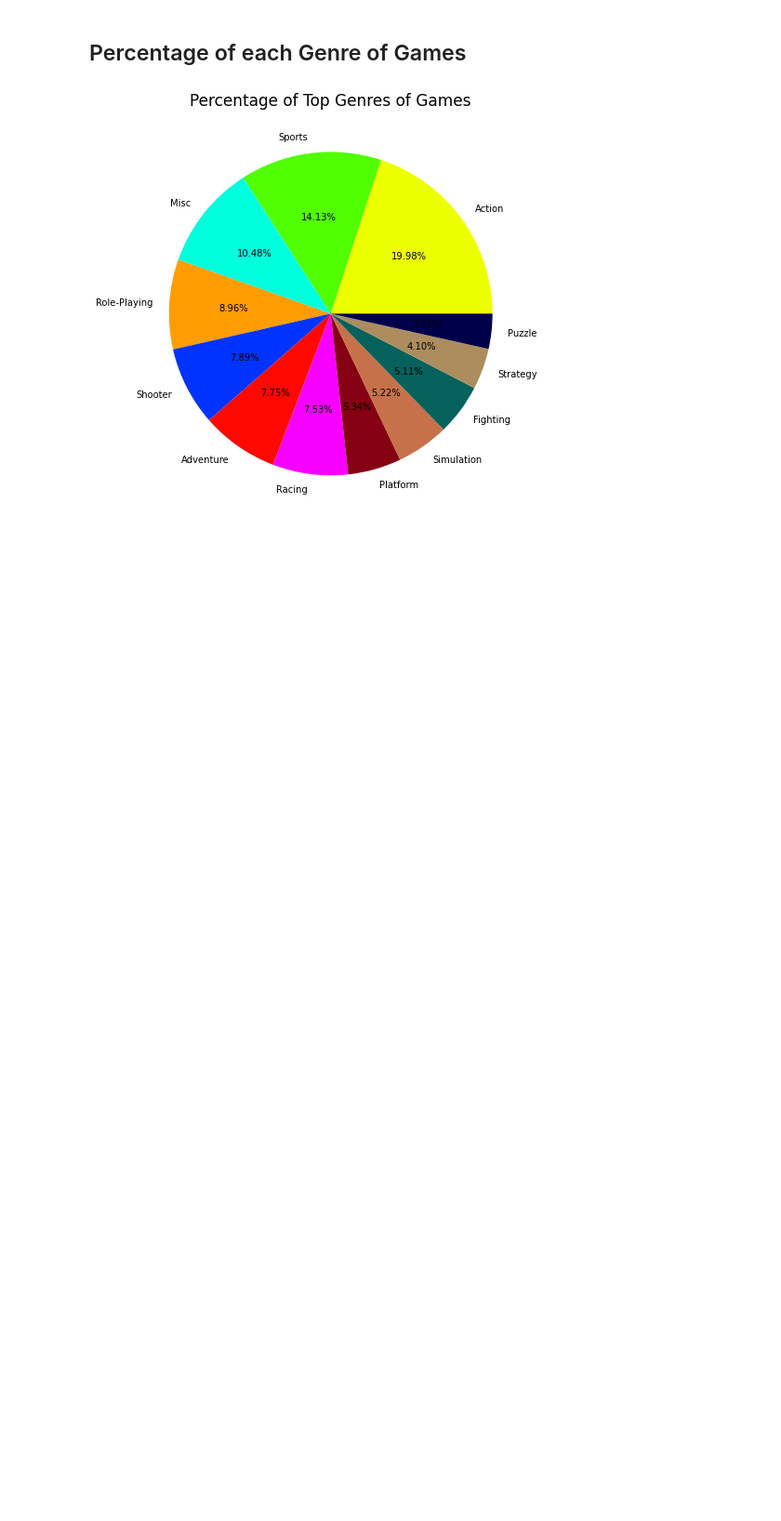
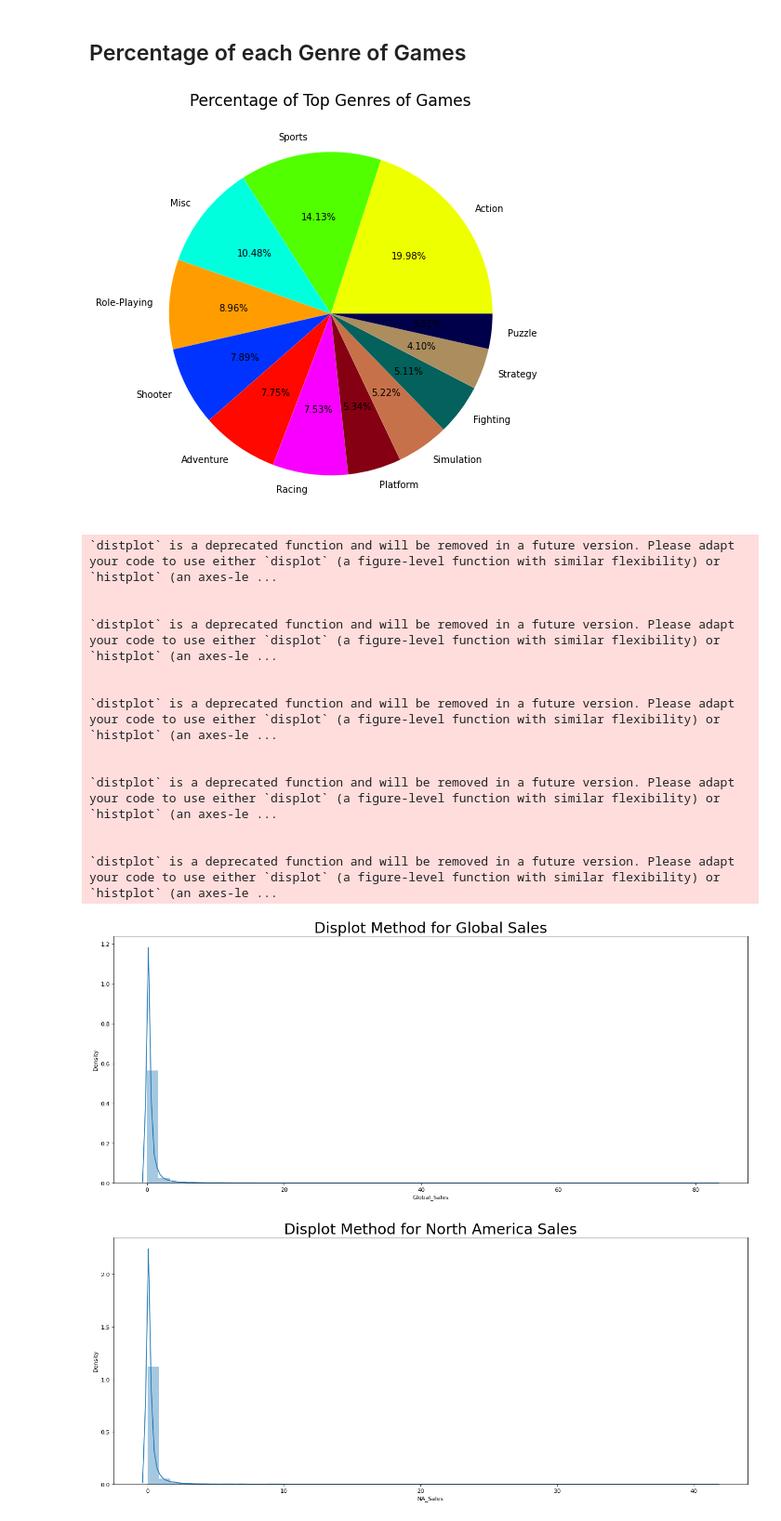
Before and after one commit to Milind-cod3-base/EDA_VideoGames, a Jupyter notebook: games_eda.ipynb, the cells around one changed output. Shown at 93% size. Cells and saved outputs as stored; diff of their text form; code cells hidden in the pictures; blank space fills up the shorter version.

Commit message:
Distribution plot plotted

```diff
--- a/games_eda.ipynb
+++ b/games_eda.ipynb
@@ -310,3 +310,37 @@ plt.savefig("Top Genres Chart",dpi = 200)
 plt.show()
 # %% [output]
 [figure]
+# %%
+#Histogram and KDE can be combined using distplot
+
+#Displot Method
+
+df_name = ['Global','North America', 'Europe', 'OTHER', 'Japan']
+j = 0
+df_lst = [vgame_df.Global_Sales,
+          vgame_df.NA_Sales,
+          vgame_df.EU_Sales,
+          vgame_df.Other_Sales,
+          vgame_df.JP_Sales]
+
+for i in df_lst:
+    plt.figure(figsize=(20,8), dpi= 80)
+    sns.distplot(i)
+    plt.title('Displot Method for '+str(df_name[j])+' Sales', fontdict={'fontsize':26})
+    j += 1
+# %% [output]
+`distplot` is a deprecated function and will be removed in a future version. Please adapt your code to use either `displot` (a figure-level function with similar flexibility) or `histplot` (an axes-le ...
+
+
+`distplot` is a deprecated function and will be removed in a future version. Please adapt your code to use either `displot` (a figure-level function with similar flexibility) or `histplot` (an axes-le ...
+
+
+`distplot` is a deprecated function and will be removed in a future version. Please adapt your code to use either `displot` (a figure-level function with similar flexibility) or `histplot` (an axes-le ...
+
+
+`distplot` is a deprecated function and will be removed in a future version. Please adapt your code to use either `displot` (a figure-level function with similar flexibility) or `histplot` (an axes-le ...
+
+
+`distplot` is a deprecated function and will be removed in a future version. Please adapt your code to use either `displot` (a figure-level function with similar flexibility) or `histplot` (an axes-le ...
+[figure, added]
+[figure, added]
```
Also changed, not shown: parts of 2 cells of this notebook.
